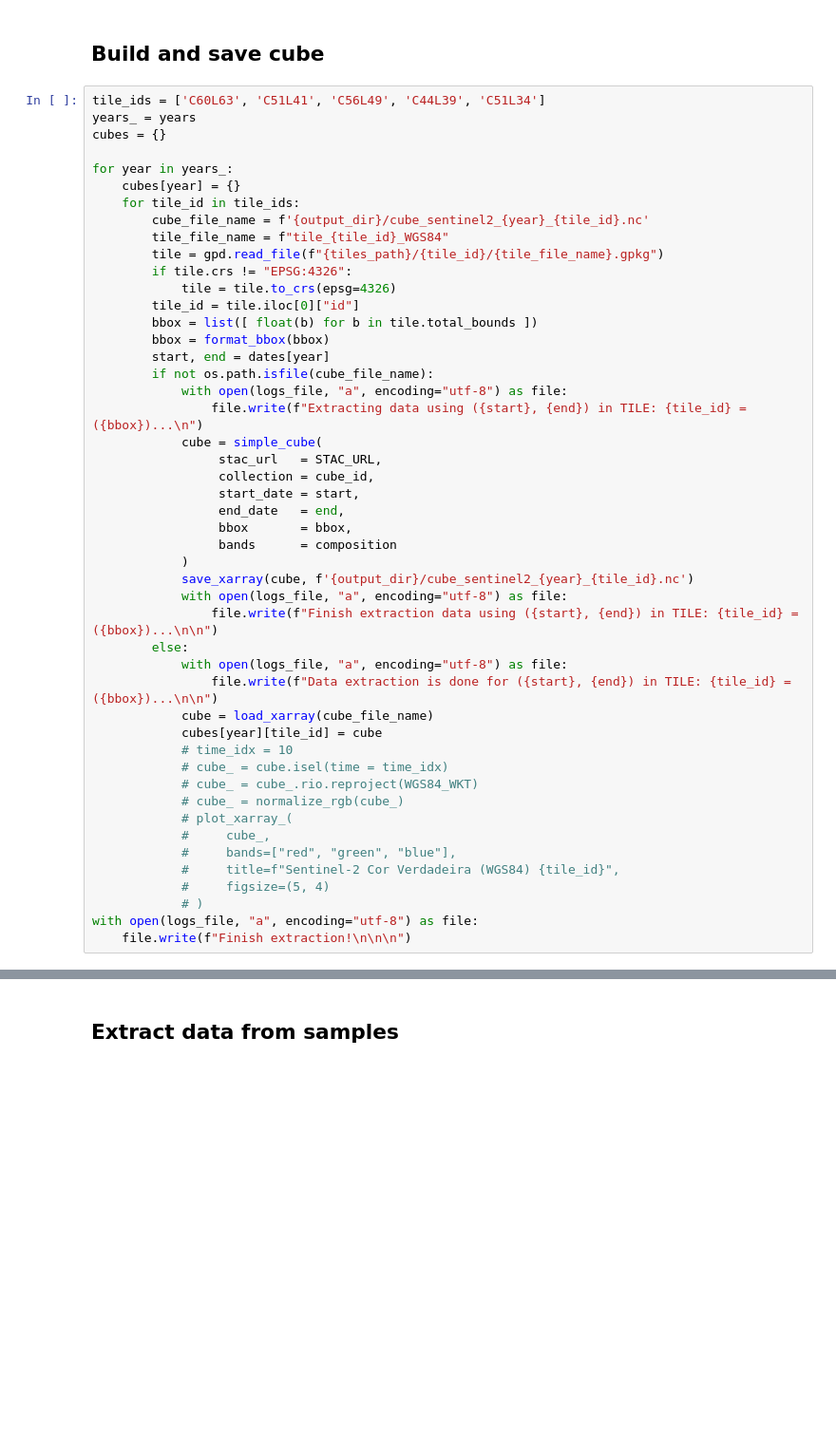
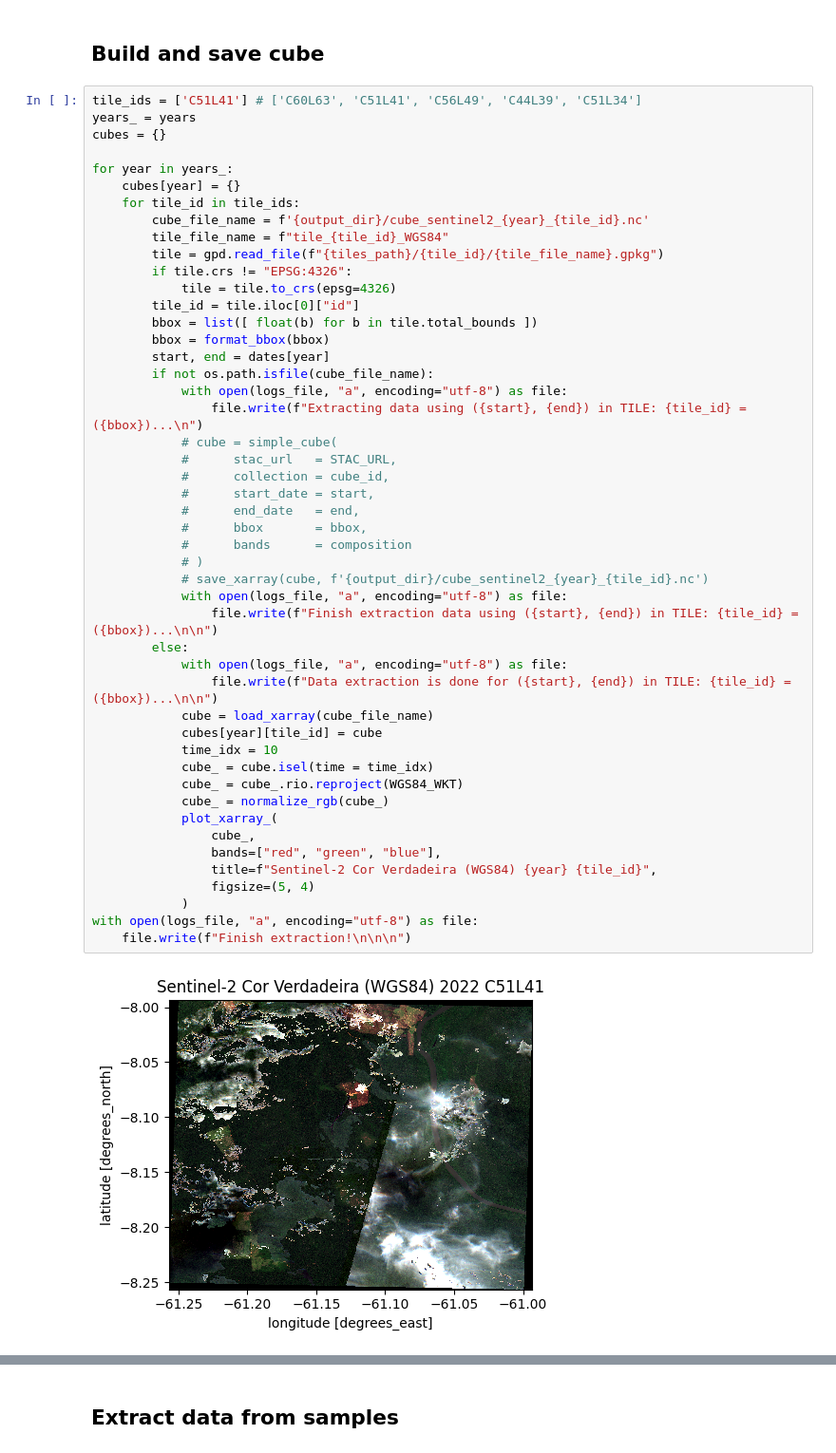
Before and after one commit to AbnerErnaniADSFatec/analise-disturbios-gfm, a Jupyter notebook: 2_simple_cube.ipynb, the cells around one changed output, grey strips where cells are left out. Shown at 95% size. Cells and saved outputs as stored; diff of their text form; blank space fills up the shorter version.

```diff
--- a/2_simple_cube.ipynb
+++ b/2_simple_cube.ipynb
@@ -60,50 +63,52 @@ dates, tiles
 # %% [markdown]
 ## Build and save cube
 # %%
-tile_ids = ['C60L63', 'C51L41', 'C56L49', 'C44L39', 'C51L34']
+tile_ids = ['C51L41'] # ['C60L63', 'C51L41', 'C56L49', 'C44L39', 'C51L34']
 years_ = years
 cubes = {}
 
 for year in years_:
     cubes[year] = {}
     for tile_id in tile_ids:
         cube_file_name = f'{output_dir}/cube_sentinel2_{year}_{tile_id}.nc'
         tile_file_name = f"tile_{tile_id}_WGS84"
         tile = gpd.read_file(f"{tiles_path}/{tile_id}/{tile_file_name}.gpkg")
         if tile.crs != "EPSG:4326":
             tile = tile.to_crs(epsg=4326)
         tile_id = tile.iloc[0]["id"]
         bbox = list([ float(b) for b in tile.total_bounds ])
         bbox = format_bbox(bbox)
         start, end = dates[year]
         if not os.path.isfile(cube_file_name):
             with open(logs_file, "a", encoding="utf-8") as file:
                 file.write(f"Extracting data using ({start}, {end}) in TILE: {tile_id} = ({bbox})...\n")
-            cube = simple_cube(
-                 stac_url   = STAC_URL,
-                 collection = cube_id,
-                 start_date = start,
-                 end_date   = end,
-                 bbox       = bbox,
-                 bands      = composition
-            )
-            save_xarray(cube, f'{output_dir}/cube_sentinel2_{year}_{tile_id}.nc')
+            # cube = simple_cube(
+            #      stac_url   = STAC_URL,
+            #      collection = cube_id,
+            #      start_date = start,
+            #      end_date   = end,
+            #      bbox       = bbox,
+            #      bands      = composition
+            # )
+            # save_xarray(cube, f'{output_dir}/cube_sentinel2_{year}_{tile_id}.nc')
             with open(logs_file, "a", encoding="utf-8") as file:
                 file.write(f"Finish extraction data using ({start}, {end}) in TILE: {tile_id} = ({bbox})...\n\n")
         else:
             with open(logs_file, "a", encoding="utf-8") as file:
                 file.write(f"Data extraction is done for ({start}, {end}) in TILE: {tile_id} = ({bbox})...\n\n")
             cube = load_xarray(cube_file_name)
             cubes[year][tile_id] = cube
-            # time_idx = 10
-            # cube_ = cube.isel(time = time_idx)
-            # cube_ = cube_.rio.reproject(WGS84_WKT)
-            # cube_ = normalize_rgb(cube_)
-            # plot_xarray_(
-            #     cube_,
-            #     bands=["red", "green", "blue"],
-            #     title=f"Sentinel-2 Cor Verdadeira (WGS84) {tile_id}",
-            #     figsize=(5, 4)
-            # )
+            time_idx = 10
+            cube_ = cube.isel(time = time_idx)
+            cube_ = cube_.rio.reproject(WGS84_WKT)
+            cube_ = normalize_rgb(cube_)
+            plot_xarray_(
+                cube_,
+                bands=["red", "green", "blue"],
+                title=f"Sentinel-2 Cor Verdadeira (WGS84) {year} {tile_id}",
+                figsize=(5, 4)
+            )
 with open(logs_file, "a", encoding="utf-8") as file:
     file.write(f"Finish extraction!\n\n\n")
+# %% [output]
+[figure, added]
```
Also changed, not shown: parts of 2 cells of this notebook, 4 other files.
